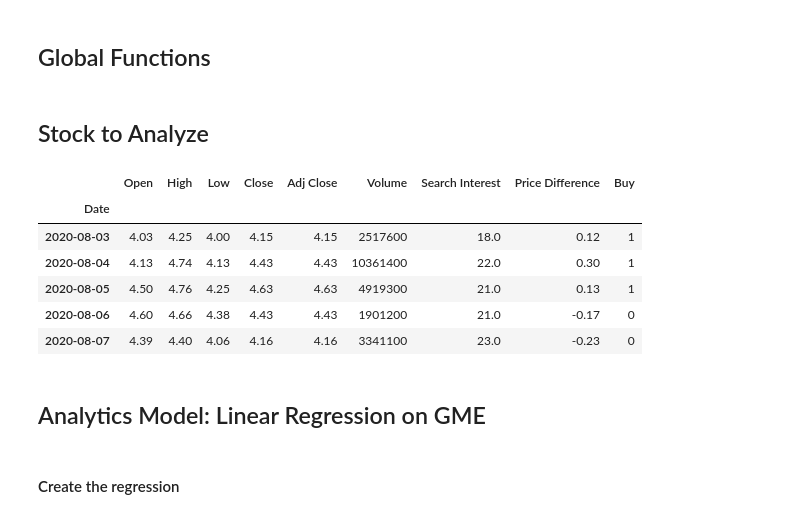
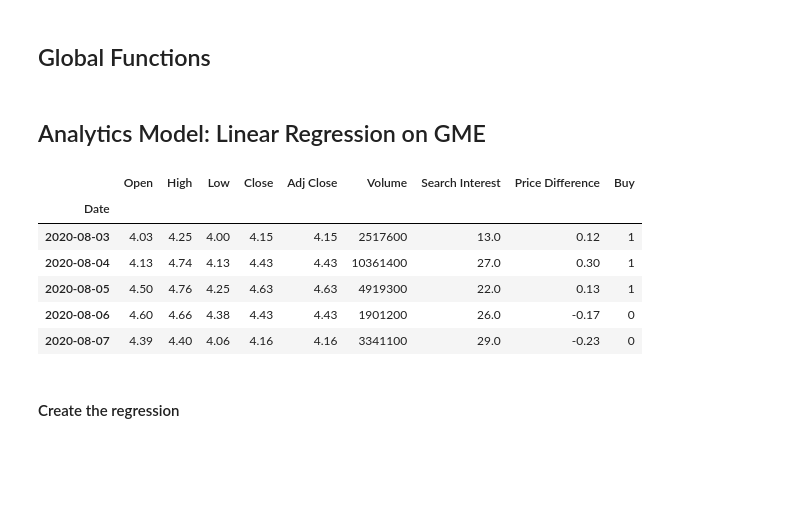
Before and after one commit to atlas125gev/StockProject, a Jupyter notebook: FinalProject/07.27.StockAnalysisFromGoogleSearch.Group01.ipynb, the cells around one changed output. Cells and saved outputs as stored; diff of their text form; code cells hidden in the pictures; blank space fills up the shorter version.

```diff
--- a/FinalProject/07.27.StockAnalysisFromGoogleSearch.Group01.ipynb
+++ b/FinalProject/07.27.StockAnalysisFromGoogleSearch.Group01.ipynb
@@ -44,12 +44,11 @@ def getData(stockName):
     if os.path.exists(f"{dataDir}{stockName}_{today}_year.csv"):
         #Get stored data
         storedData = pd.read_csv(f"{dataDir}{stockName}_{today}_year.csv")
-        # Get rid of index name
-        storedData.set_index('Unnamed: 0', inplace=True)
-        storedData.index.name = None
+        #Set date as index
+        storedData.set_index("Date", inplace=True)
         return storedData
     else:
-        #Get new data
+        # Get new data
         # Connect to Google API
         pytrends = TrendReq(hl='en-US', tz=360)
         # Set Keyword
@@ -75,9 +74,8 @@ def getData(stockName):
                                  end=date.today(), interval="1d")
         # Combine Data
         newData = stockData.join(trendData)
-        # Create index and add date column
-        newData.reset_index(inplace=True)
-        newData.rename(columns= {"index":"Date"}, inplace = True)
+        # Set date as index
+        newData.index.name = "Date"
         # Rename search interest
         newData.rename(columns = {stockName: "Search Interest"},inplace = True)
         # Add difference
@@ -98,25 +96,5 @@ def printMetricsRegression(test, predictionsResult):
     print(f"MAE: {mean_absolute_error(test, predictionsResult):.2f}")
     print(f"RMSE: {math.sqrt(mean_squared_error(test, predictionsResult)):.2f}")
     print(f"r2: {r2_score(test, predictionsResult):.2f}")
-# %% [markdown]
-## Stock to Analyze
-# %%
-# Stock to analyze
-
-# Gets Data for last year
-stockSearchDf = getData("GME")
-# Set date as index
-stockSearchDf.set_index("Date", inplace=True)
-# Add rename
-stockSearchDf.index = pd.to_datetime(stockSearchDf.index)
-stockSearchDf.head(5)
-# %% [output]
-|  | Open | High | Low | Close | Adj Close | Volume | Search Interest | Price Difference | Buy |
-| Date |  |  |  |  |  |  |  |  |  |
-| 2020-08-03 | 4.03 | 4.25 | 4.00 | 4.15 | 4.15 | 2517600 | 18.0 | 0.12 | 1 |
-| 2020-08-04 | 4.13 | 4.74 | 4.13 | 4.43 | 4.43 | 10361400 | 22.0 | 0.30 | 1 |
-| 2020-08-05 | 4.50 | 4.76 | 4.25 | 4.63 | 4.63 | 4919300 | 21.0 | 0.13 | 1 |
-| 2020-08-06 | 4.60 | 4.66 | 4.38 | 4.43 | 4.43 | 1901200 | 21.0 | -0.17 | 0 |
-| 2020-08-07 | 4.39 | 4.40 | 4.06 | 4.16 | 4.16 | 3341100 | 23.0 | -0.23 | 0 |
 # %% [markdown]
 ## Analytics Model: Linear Regression on GME
@@ -130,0 +101,13 @@ X_train, X_test, y_train, y_test = train_test_split(X, y, test_size=0.08, shuffl
+# %%
+# Gets Data for GME over last year
+stockSearchDf_GME = getData("GME")
+
+stockSearchDf_GME.head(5)
+# %% [output]
+|  | Open | High | Low | Close | Adj Close | Volume | Search Interest | Price Difference | Buy |
+| Date |  |  |  |  |  |  |  |  |  |
+| 2020-08-03 | 4.03 | 4.25 | 4.00 | 4.15 | 4.15 | 2517600 | 13.0 | 0.12 | 1 |
+| 2020-08-04 | 4.13 | 4.74 | 4.13 | 4.43 | 4.43 | 10361400 | 27.0 | 0.30 | 1 |
+| 2020-08-05 | 4.50 | 4.76 | 4.25 | 4.63 | 4.63 | 4919300 | 22.0 | 0.13 | 1 |
+| 2020-08-06 | 4.60 | 4.66 | 4.38 | 4.43 | 4.43 | 1901200 | 26.0 | -0.17 | 0 |
+| 2020-08-07 | 4.39 | 4.40 | 4.06 | 4.16 | 4.16 | 3341100 | 29.0 | -0.23 | 0 |
```
Also changed, not shown: parts of 54 cells of this notebook, 11 other files.
